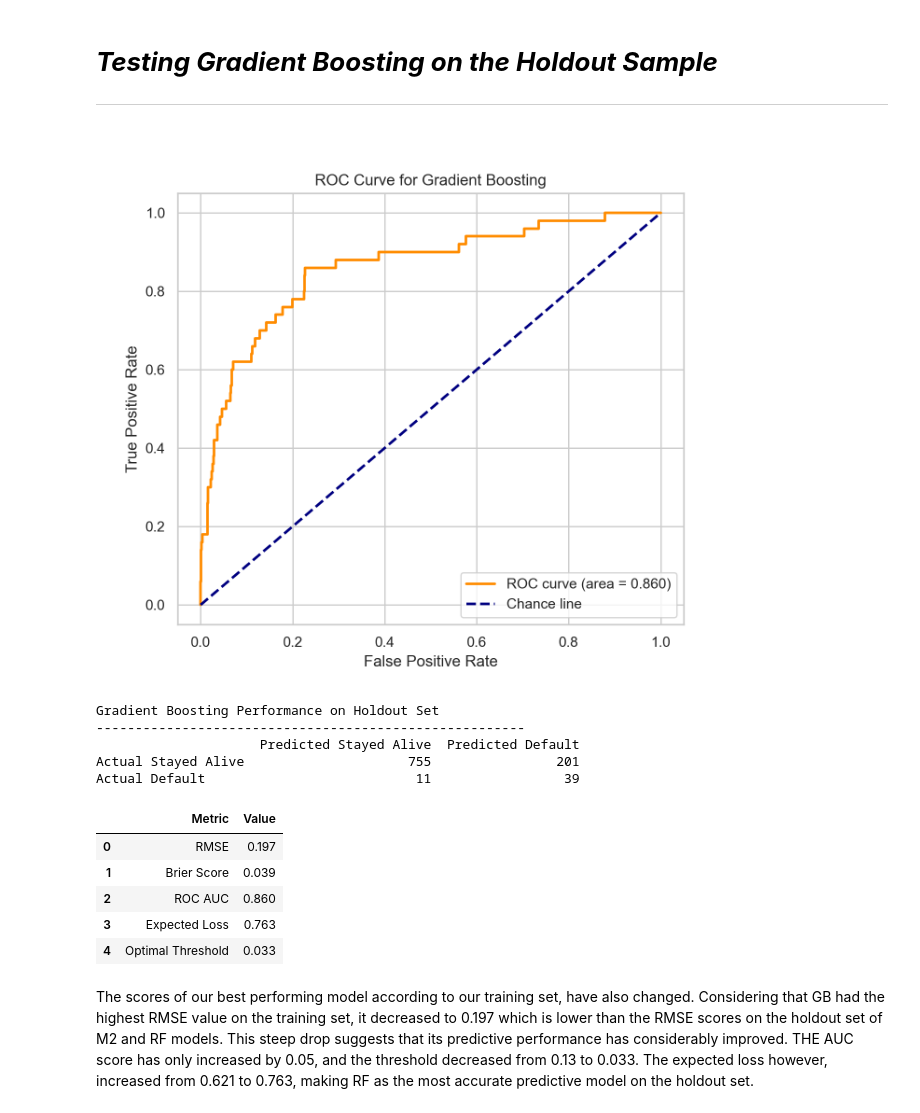
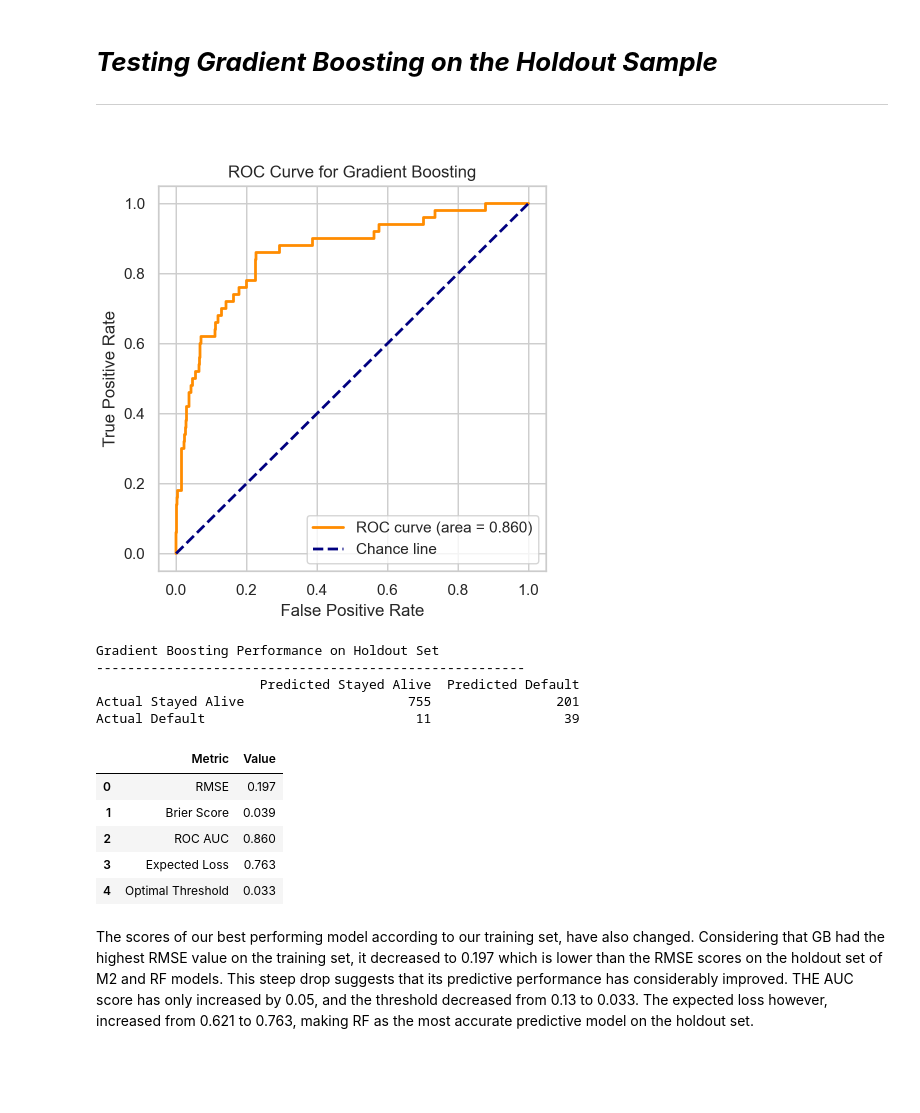
Before and after one commit to Iandrewburg/Assignment_1, a Jupyter notebook: Assignment_3/Assignment_3_Code.ipynb, the cells around one changed output. Cells and saved outputs as stored; diff of their text form; code cells hidden in the pictures; blank space fills up the shorter version.

```diff
--- a/Assignment_3/Assignment_3_Code.ipynb
+++ b/Assignment_3/Assignment_3_Code.ipynb
@@ -3309,35 +3309,35 @@ expected_loss_holdout_gb = (fp * FP_cost + fn * FN_cost) / len(y_test)
 # Summarizing all the metrics into a DataFrame
 metrics_df_gb = pd.DataFrame({
     'Metric': ['RMSE', 'Brier Score', 'ROC AUC', 'Expected Loss', 'Optimal Threshold'],
     'Value': [rmse_gb, brier_score_gb, auc_gb, expected_loss_holdout_gb, optimal_threshold_gb]
 }).round(3)
 
 # Plotting the ROC curve for Gradient Boosting
 fpr_gb, tpr_gb, _ = roc_curve(y_test, gb_predicted_probabilities_holdout)
-plt.figure(figsize=(7, 6))
+plt.figure(figsize=(5, 5))
 plt.plot(fpr_gb, tpr_gb, color='darkorange', lw=2, label=f'ROC curve (area = {auc_gb:.3f})')
 plt.plot([0, 1], [0, 1], color='navy', lw=2, linestyle='--', label='Chance line')
 plt.xlabel('False Positive Rate')
 plt.ylabel('True Positive Rate')
 plt.title('ROC Curve for Gradient Boosting')
 plt.legend(loc="lower right")
 plt.grid(True)
 
 # Ensuring the 'Figures' directory exists
 os.makedirs('Figures', exist_ok=True)
 
 # Saving the ROC curve figure
 plt.savefig("Figures/20_GB_ROC_Curve.png", format='png')
 plt.show()
 
 # Printing the results
 print("Gradient Boosting Performance on Holdout Set")
 print("-" * 55)
 print(confusion_df_gb)
 print("\n")
 metrics_df_gb
 # %% [output]
-[figure, old version]
+[figure, new version]
 Gradient Boosting Performance on Holdout Set
 -------------------------------------------------------
                      Predicted Stayed Alive  Predicted Default
```
Also changed, not shown: parts of 2 cells of this notebook, 2 other files.
